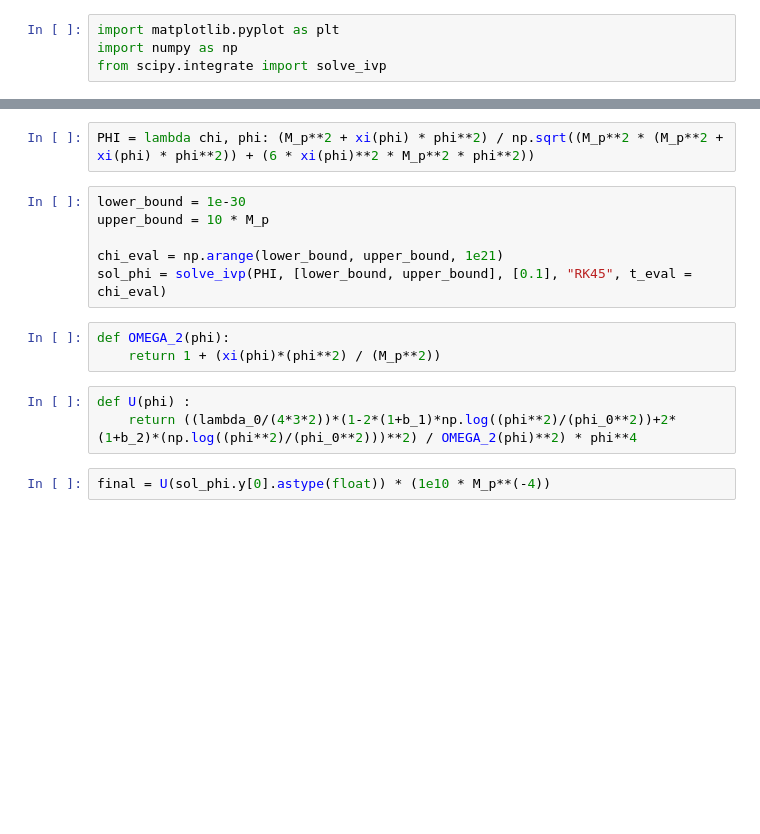
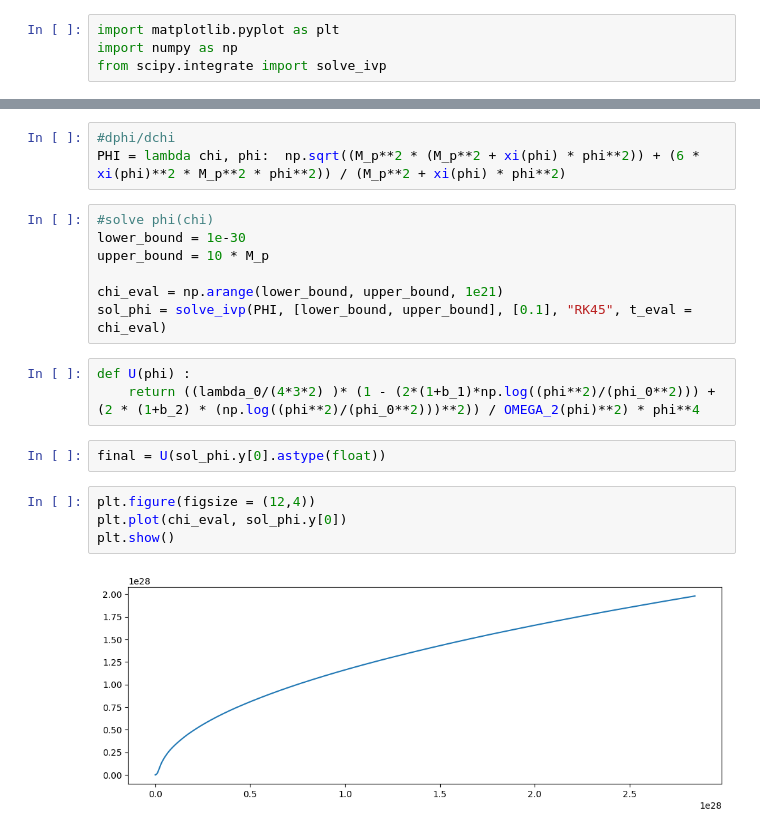
Before and after one commit to EmiliePequeux/MasterThesis, a Jupyter notebook: BallestrosRadPot.ipynb, the cells around one changed output, grey strips where cells are left out. Cells and saved outputs as stored; diff of their text form; blank space fills up the shorter version.

```diff
--- a/BallestrosRadPot.ipynb
+++ b/BallestrosRadPot.ipynb
@@ -16,18 +38,23 @@ def xi(phi):
 # %%
-PHI = lambda chi, phi: (M_p**2 + xi(phi) * phi**2) / np.sqrt((M_p**2 * (M_p**2 + xi(phi) * phi**2)) + (6 * xi(phi)**2 * M_p**2 * phi**2))
+#dphi/dchi
+PHI = lambda chi, phi:  np.sqrt((M_p**2 * (M_p**2 + xi(phi) * phi**2)) + (6 * xi(phi)**2 * M_p**2 * phi**2)) / (M_p**2 + xi(phi) * phi**2)
 # %%
+#solve phi(chi)
 lower_bound = 1e-30
 upper_bound = 10 * M_p
 
 chi_eval = np.arange(lower_bound, upper_bound, 1e21)
 sol_phi = solve_ivp(PHI, [lower_bound, upper_bound], [0.1], "RK45", t_eval = chi_eval)
-# %%
-def OMEGA_2(phi):
-    return 1 + (xi(phi)*(phi**2) / (M_p**2))
 # %%
 def U(phi) :
-    return ((lambda_0/(4*3*2))*(1-2*(1+b_1)*np.log((phi**2)/(phi_0**2))+2*(1+b_2)*(np.log((phi**2)/(phi_0**2)))**2) / OMEGA_2(phi)**2) * phi**4
+    return ((lambda_0/(4*3*2) )* (1 - (2*(1+b_1)*np.log((phi**2)/(phi_0**2))) + (2 * (1+b_2) * (np.log((phi**2)/(phi_0**2)))**2)) / OMEGA_2(phi)**2) * phi**4
 # %%
-final = U(sol_phi.y[0].astype(float)) * (1e10 * M_p**(-4))
+final = U(sol_phi.y[0].astype(float))
+# %%
+plt.figure(figsize = (12,4))
+plt.plot(chi_eval, sol_phi.y[0])
+plt.show()
+# %% [output]
+[figure, added]
 # %%
 plt.figure(figsize = (12, 4))
```
Also changed, not shown: parts of 17 cells of this notebook, 1 other file.
